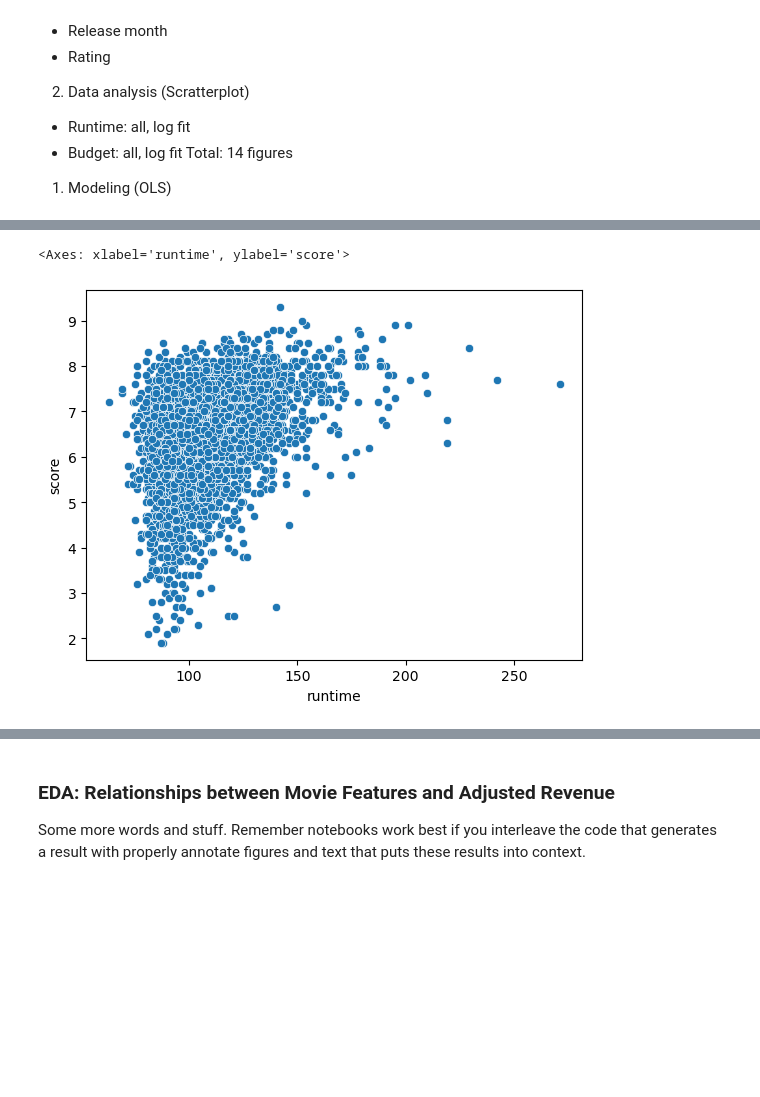
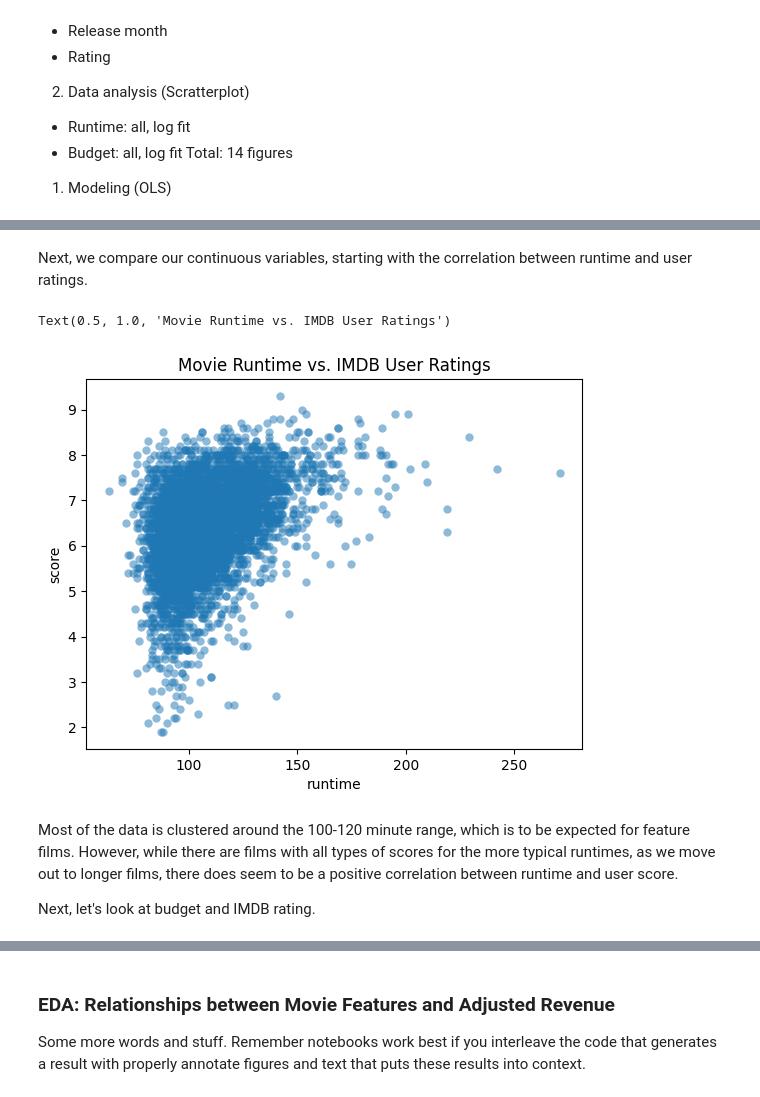
Before and after one commit to COGS108/Group028_WI24, a Jupyter notebook: EDACheckpoint_Group028_WI24.ipynb, the cells around one changed output, grey strips where cells are left out. Drawn from its saved outputs; the diff is of its cells as text; code cells hidden in the pictures; blank space fills up the shorter version.

```diff
--- a/EDACheckpoint_Group028_WI24.ipynb
+++ b/EDACheckpoint_Group028_WI24.ipynb
@@ -507,9 +509,15 @@ plt.title('Box Plot of Release Month vs. IMDB User Ratings')
+# %% [markdown]
+Next, we compare our continuous variables, starting with the correlation between runtime and user ratings.
 # %%
 # Scatterplot comparing runtime to user rating
-sns.scatterplot(data=combined_df, x='runtime', y='score')
-plt.title('Box Plot of Movie Runtime vs. IMDB User Ratings')
+sns.scatterplot(data=combined_df, x='runtime', y='score', alpha=.5, linewidth = 0)
+plt.title('Movie Runtime vs. IMDB User Ratings')
 # %% [output]
-<Axes: xlabel='runtime', ylabel='score'>
+Text(0.5, 1.0, 'Movie Runtime vs. IMDB User Ratings')
-[figure, old version]
+[figure, new version]
+# %% [markdown]
+Most of the data is clustered around the 100-120 minute range, which is to be expected for feature films. However, while there are films with all types of scores for the more typical runtimes, as we move out to longer films, there does seem to be a positive correlation between runtime and user score.
+
+Next, let's look at budget and IMDB rating.
 # %%
 # Scatterplot comparing adjusted budget to user rating
```
Also changed, not shown: parts of 26 cells of this notebook.
